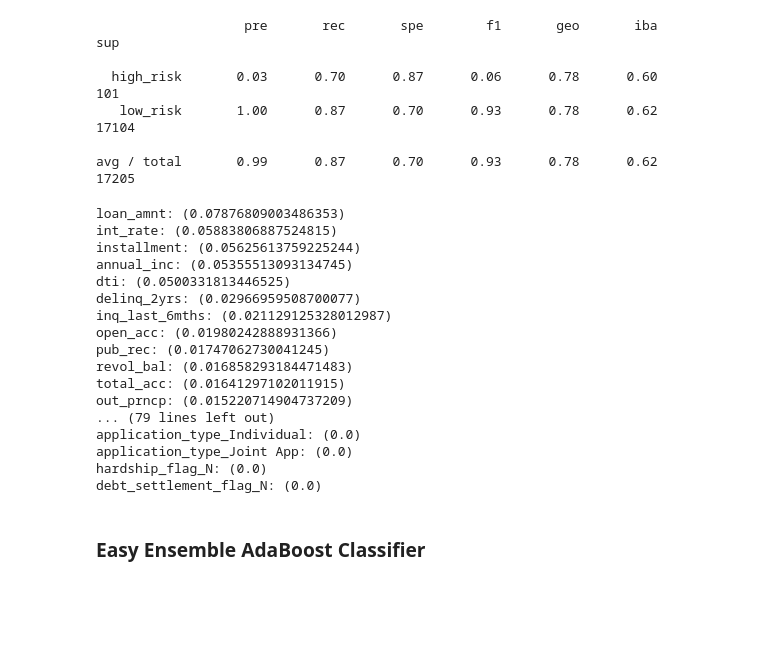
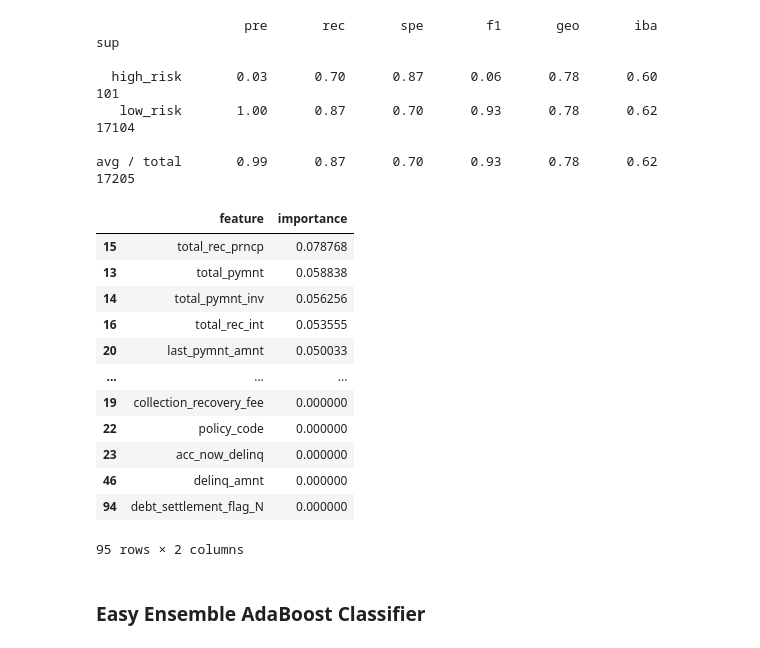
Before and after one commit to tomseeber/Credit_Risk_Analysis, a Jupyter notebook: credit_risk_ensemble.ipynb, the cells around one changed output. Saved outputs shown, nothing was run; the diff lists cells and outputs as text; code cells hidden in the pictures; blank space fills up the shorter version.

```diff
--- a/credit_risk_ensemble.ipynb
+++ b/credit_risk_ensemble.ipynb
@@ -127,7 +151,7 @@ high_risk      347
 Name: loan_status, dtype: int64
 # %%
 from sklearn.model_selection import train_test_split
-# YOUR CODE HERE
+X_train, X_test, y_train, y_test = train_test_split(X, y, random_state=1)
 # %% [markdown]
 # Ensemble Learners
 
@@ -144,7 +168,9 @@ Note: Use a random state of 1 for each algorithm to ensure consistency between t
 ### Balanced Random Forest Classifier
 # %%
 # Resample the training data with the BalancedRandomForestClassifier
-# YOUR CODE HERE
+from imblearn.ensemble import BalancedRandomForestClassifier
+BRForest = BalancedRandomForestClassifier(n_estimators=100, random_state=1)
+BRForest.fit(X_train, y_train)
 # %% [output]
 BalancedRandomForestClassifier(random_state=1)
 # %%
@@ -170,24 +197,23 @@ array([[   71,    30],
 avg / total       0.99      0.87      0.70      0.93      0.78      0.62     17205
 # %%
 # List the features sorted in descending order by feature importance
-# YOUR CODE HERE
+featuresImportances = BRForest.feature_importances_
+importances_df = pd.DataFrame({'feature':X.columns, 'importance': featuresImportances})
+
+importances_df.sort_values('importance', ascending=False)
 # %% [output]
+|  | feature | importance |
+| 15 | total_rec_prncp | 0.078768 |
+| 13 | total_pymnt | 0.058838 |
+| 14 | total_pymnt_inv | 0.056256 |
+| 16 | total_rec_int | 0.053555 |
+| 20 | last_pymnt_amnt | 0.050033 |
+| ... | ... | ... |
+| 19 | collection_recovery_fee | 0.000000 |
+| 22 | policy_code | 0.000000 |
+| 23 | acc_now_delinq | 0.000000 |
+| 46 | delinq_amnt | 0.000000 |
+| 94 | debt_settlement_flag_N | 0.000000 |
-loan_amnt: (0.07876809003486353)
-int_rate: (0.05883806887524815)
-installment: (0.05625613759225244)
-annual_inc: (0.05355513093134745)
-dti: (0.0500331813446525)
-delinq_2yrs: (0.02966959508700077)
-inq_last_6mths: (0.021129125328012987)
-open_acc: (0.01980242888931366)
-pub_rec: (0.01747062730041245)
-revol_bal: (0.016858293184471483)
-total_acc: (0.01641297102011915)
-out_prncp: (0.015220714904737209)
-... (79 lines left out)
-application_type_Individual: (0.0)
-application_type_Joint App: (0.0)
-hardship_flag_N: (0.0)
-debt_settlement_flag_N: (0.0)
+95 rows × 2 columns
 # %% [markdown]
 ### Easy Ensemble AdaBoost Classifier
```
Also changed, not shown: parts of 12 cells of this notebook, 8 other files.
